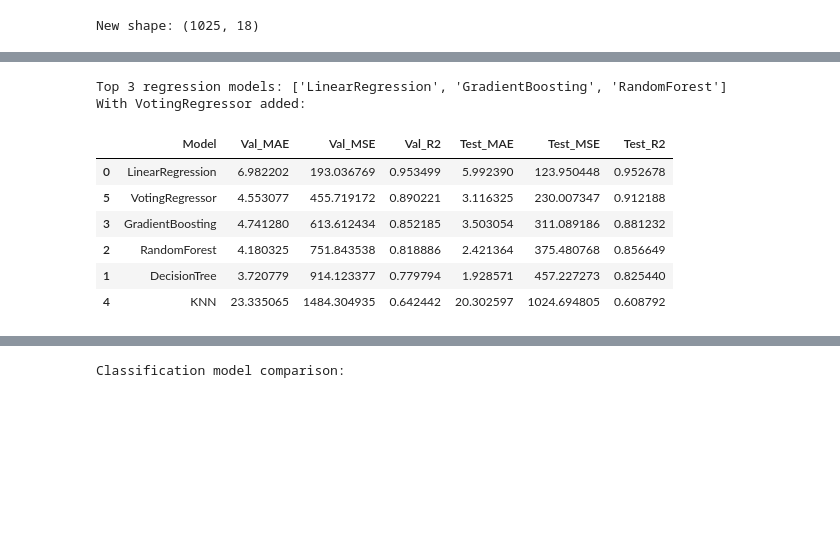
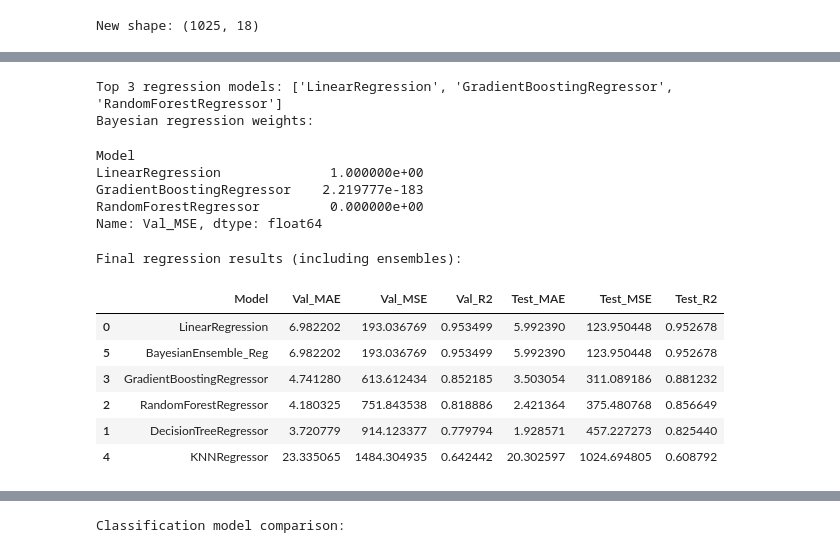
Before and after one commit to LoutsLilly/Final-ITAI-1371, a Jupyter notebook: Machine Learning Final Code.ipynb, the cells around one changed output, grey strips where cells are left out. Cells and saved outputs as stored; diff of their text form; code cells hidden in the pictures; blank space fills up the shorter version.

```diff
--- a/Machine Learning Final Code.ipynb
+++ b/Machine Learning Final Code.ipynb
@@ -154,4 +122,12 @@ New shape: (1025, 18)
 # %%
+# ---- Train/Val/Test Split ----
+idx_train, temp_idx = train_test_split(X.index, test_size=0.3, random_state=42)
+idx_val, idx_test = train_test_split(temp_idx, test_size=0.5, random_state=42)
+
+X_train = X.iloc[idx_train]
+X_val   = X.iloc[idx_val]
+X_test  = X.iloc[idx_test]
+
 # Targets - classification
 y_clf_train = y_clf.iloc[idx_train]
 y_clf_val   = y_clf.iloc[idx_val]
@@ -212,41 +213,56 @@ Regression model comparison:
 # %%
-# Pick top 3 by lowest Val_MSE
+# Select top 3 regression models by Val_MSE
 top3_reg = reg_results_df.sort_values("Val_MSE").head(3)["Model"].tolist()
 print("Top 3 regression models:", top3_reg)
 
-voting_reg = VotingRegressor(
-    estimators=[(name, reg_models[name]) for name in top3_reg]
-)
+# Use same top 3 models for Bayesian averaging
+val_mse_top3 = reg_results_df.set_index("Model").loc[top3_reg, "Val_MSE"]
 
-voting_reg.fit(X_train_s, y_reg_train)
+# Convert MSE to weights (smaller MSE => larger weight)
+inv_errors = np.exp(-val_mse_top3)
+weights_reg = inv_errors / inv_errors.sum()
+print("Bayesian regression weights:")
+display(weights_reg)
 
-y_val_v = voting_reg.predict(X_val_s)
-y_test_v = voting_reg.predict(X_test_s)
+# Collect predictions
+val_preds = np.array([reg_models[name].predict(X_val_s) for name in top3_reg])
+test_preds = np.array([reg_models[name].predict(X_test_s) for name in top3_reg])
 
-voting_reg_metrics = {
-    "Model": "VotingRegressor",
-    "Val_MAE": mean_absolute_error(y_reg_val, y_val_v),
-    "Val_MSE": mean_squared_error(y_reg_val, y_val_v),
-    "Val_R2":  r2_score(y_reg_val, y_val_v),
-    "Test_MAE": mean_absolute_error(y_reg_test, y_test_v),
-    "Test_MSE": mean_squared_error(y_reg_test, y_test_v),
-    "Test_R2":  r2_score(y_reg_test, y_test_v),
+w = weights_reg.values.reshape(-1, 1)
+
+y_val_bayes_reg = (w * val_preds).sum(axis=0)
+y_test_bayes_reg = (w * test_preds).sum(axis=0)
+
+bayesian_reg_metrics = {
+    "Model": "BayesianEnsemble_Reg",
+    "Val_MAE": mean_absolute_error(y_reg_val, y_val_bayes_reg),
+    "Val_MSE": mean_squared_error(y_reg_val, y_val_bayes_reg),
+    "Val_R2":  r2_score(y_reg_val, y_val_bayes_reg),
+    "Test_MAE": mean_absolute_error(y_reg_test, y_test_bayes_reg),
+    "Test_MSE": mean_squared_error(y_reg_test, y_test_bayes_reg),
+    "Test_R2":  r2_score(y_reg_test, y_test_bayes_reg),
 }
 
 reg_results_df = pd.concat(
-    [reg_results_df, pd.DataFrame([voting_reg_metrics])],
+    [reg_results_df, pd.DataFrame([bayesian_reg_metrics])],
     ignore_index=True
 )
 
-print("With VotingRegressor added:")
+print("Final regression results (including ensembles):")
 display(reg_results_df.sort_values("Val_MSE"))
 # %% [output]
-Top 3 regression models: ['LinearRegression', 'GradientBoosting', 'RandomForest']
-With VotingRegressor added:
+Top 3 regression models: ['LinearRegression', 'GradientBoostingRegressor', 'RandomForestRegressor']
+Bayesian regression weights:
+Model
+LinearRegression              1.000000e+00
+GradientBoostingRegressor    2.219777e-183
+RandomForestRegressor         0.000000e+00
+Name: Val_MSE, dtype: float64
+Final regression results (including ensembles):
 |  | Model | Val_MAE | Val_MSE | Val_R2 | Test_MAE | Test_MSE | Test_R2 |
 | 0 | LinearRegression | 6.982202 | 193.036769 | 0.953499 | 5.992390 | 123.950448 | 0.952678 |
-| 5 | VotingRegressor | 4.553077 | 455.719172 | 0.890221 | 3.116325 | 230.007347 | 0.912188 |
-| 3 | GradientBoosting | 4.741280 | 613.612434 | 0.852185 | 3.503054 | 311.089186 | 0.881232 |
-| 2 | RandomForest | 4.180325 | 751.843538 | 0.818886 | 2.421364 | 375.480768 | 0.856649 |
-| 1 | DecisionTree | 3.720779 | 914.123377 | 0.779794 | 1.928571 | 457.227273 | 0.825440 |
-| 4 | KNN | 23.335065 | 1484.304935 | 0.642442 | 20.302597 | 1024.694805 | 0.608792 |
+| 5 | BayesianEnsemble_Reg | 6.982202 | 193.036769 | 0.953499 | 5.992390 | 123.950448 | 0.952678 |
+| 3 | GradientBoostingRegressor | 4.741280 | 613.612434 | 0.852185 | 3.503054 | 311.089186 | 0.881232 |
+| 2 | RandomForestRegressor | 4.180325 | 751.843538 | 0.818886 | 2.421364 | 375.480768 | 0.856649 |
+| 1 | DecisionTreeRegressor | 3.720779 | 914.123377 | 0.779794 | 1.928571 | 457.227273 | 0.825440 |
+| 4 | KNNRegressor | 23.335065 | 1484.304935 | 0.642442 | 20.302597 | 1024.694805 | 0.608792 |
```
Also changed, not shown: parts of 9 cells of this notebook, 2 other files.
